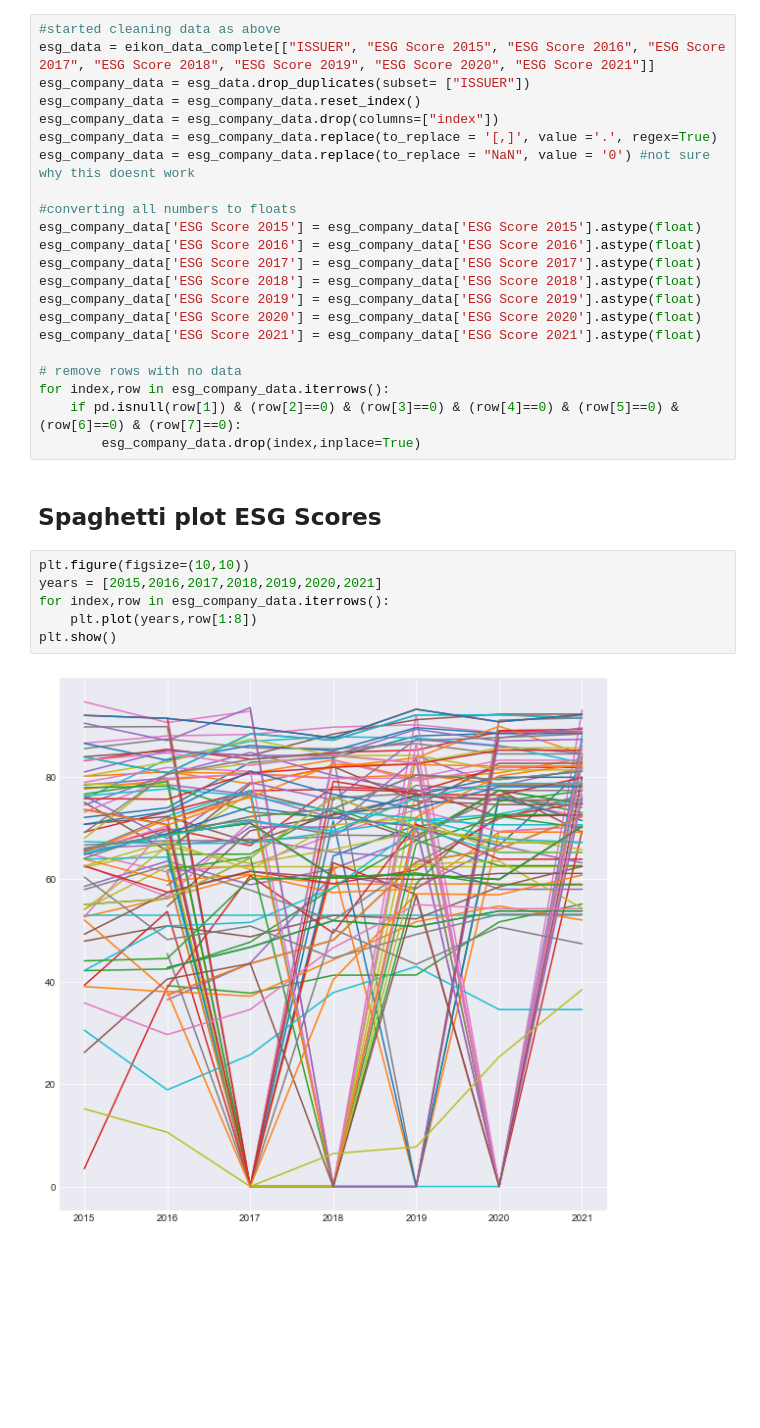
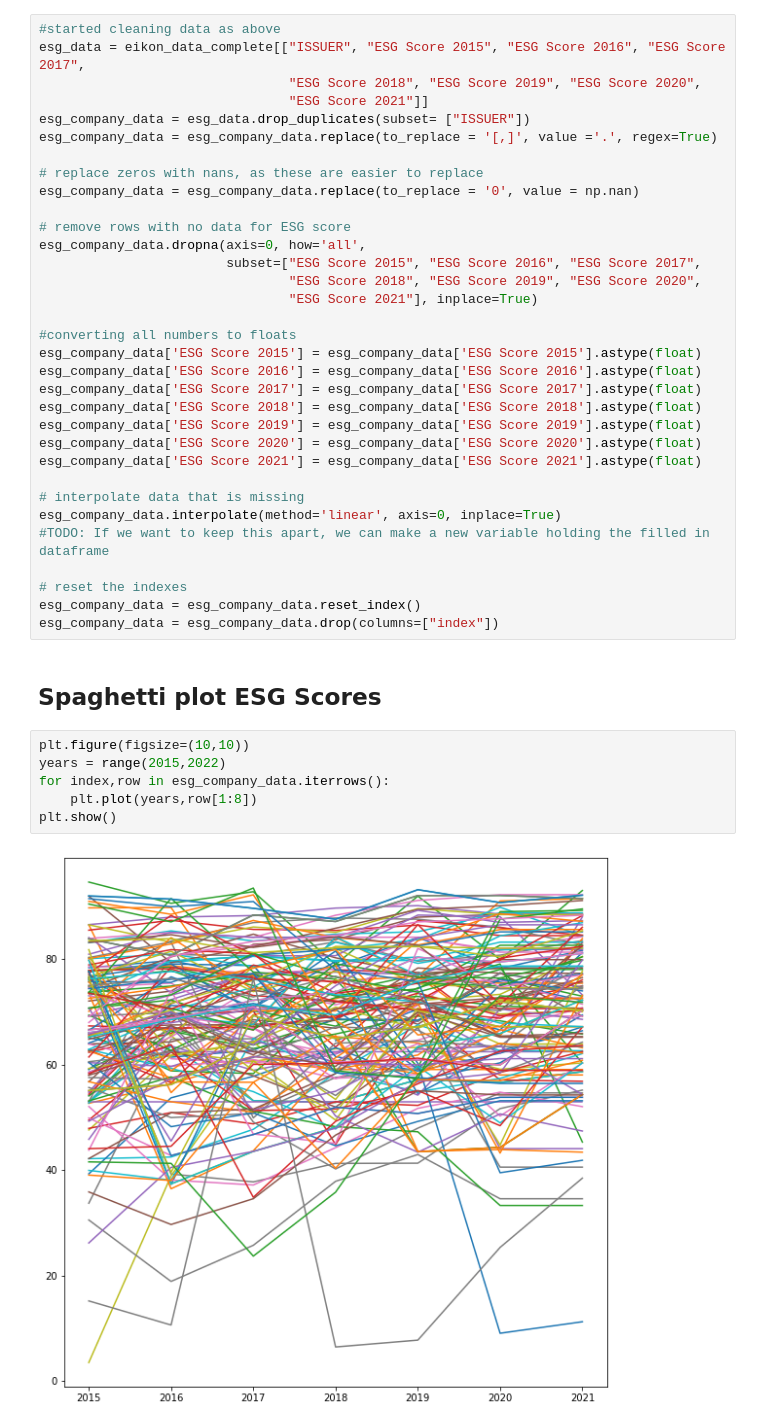
Before and after one commit to AukeVanSighem/ECB-Bond-Purchases, a Jupyter notebook: DataAnalysis.ipynb, the cells around one changed output. Saved outputs shown, nothing was run; the diff lists cells and outputs as text; blank space fills up the shorter version.

Commit message:
worked on plots ESG score
- removed rows with no values for ESG score
- interpolated missing values --> results in somewhat nicer plot

```diff
--- a/DataAnalysis.ipynb
+++ b/DataAnalysis.ipynb
@@ -302,12 +301,20 @@ plt.show()
 ## ESG data/plots
 # %%
 #started cleaning data as above
-esg_data = eikon_data_complete[["ISSUER", "ESG Score 2015", "ESG Score 2016", "ESG Score 2017", "ESG Score 2018", "ESG Score 2019", "ESG Score 2020", "ESG Score 2021"]]
+esg_data = eikon_data_complete[["ISSUER", "ESG Score 2015", "ESG Score 2016", "ESG Score 2017",
+                                "ESG Score 2018", "ESG Score 2019", "ESG Score 2020",
+                                "ESG Score 2021"]]
 esg_company_data = esg_data.drop_duplicates(subset= ["ISSUER"])
-esg_company_data = esg_company_data.reset_index()
-esg_company_data = esg_company_data.drop(columns=["index"])
 esg_company_data = esg_company_data.replace(to_replace = '[,]', value ='.', regex=True)
-esg_company_data = esg_company_data.replace(to_replace = "NaN", value = '0') #not sure why this doesnt work
+
+# replace zeros with nans, as these are easier to replace
+esg_company_data = esg_company_data.replace(to_replace = '0', value = np.nan)
+
+# remove rows with no data for ESG score
+esg_company_data.dropna(axis=0, how='all',
+                        subset=["ESG Score 2015", "ESG Score 2016", "ESG Score 2017",
+                                "ESG Score 2018", "ESG Score 2019", "ESG Score 2020",
+                                "ESG Score 2021"], inplace=True)
 
 #converting all numbers to floats
 esg_company_data['ESG Score 2015'] = esg_company_data['ESG Score 2015'].astype(float)
@@ -318,17 +325,20 @@ esg_company_data['ESG Score 2019'] = esg_company_data['ESG Score 2019'].astype(f
 esg_company_data['ESG Score 2020'] = esg_company_data['ESG Score 2020'].astype(float)
 esg_company_data['ESG Score 2021'] = esg_company_data['ESG Score 2021'].astype(float)
 
-# remove rows with no data
-for index,row in esg_company_data.iterrows():
-    if pd.isnull(row[1]) & (row[2]==0) & (row[3]==0) & (row[4]==0) & (row[5]==0) & (row[6]==0) & (row[7]==0):
-        esg_company_data.drop(index,inplace=True)
+# interpolate data that is missing
+esg_company_data.interpolate(method='linear', axis=0, inplace=True)
+#TODO: If we want to keep this apart, we can make a new variable holding the filled in dataframe
+
+# reset the indexes
+esg_company_data = esg_company_data.reset_index()
+esg_company_data = esg_company_data.drop(columns=["index"])
 # %% [markdown]
 ## Spaghetti plot ESG Scores
 # %%
 plt.figure(figsize=(10,10))
-years = [2015,2016,2017,2018,2019,2020,2021]
+years = range(2015,2022)
 for index,row in esg_company_data.iterrows():
     plt.plot(years,row[1:8])
 plt.show()
 # %% [output]
-[figure, old version]
+[figure, new version]
```
Also changed, not shown: parts of 1 cell of this notebook.
